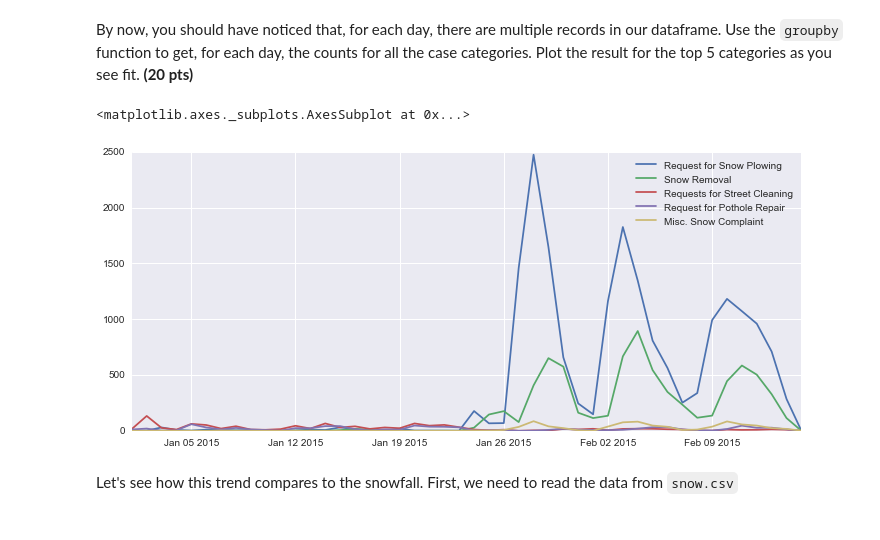
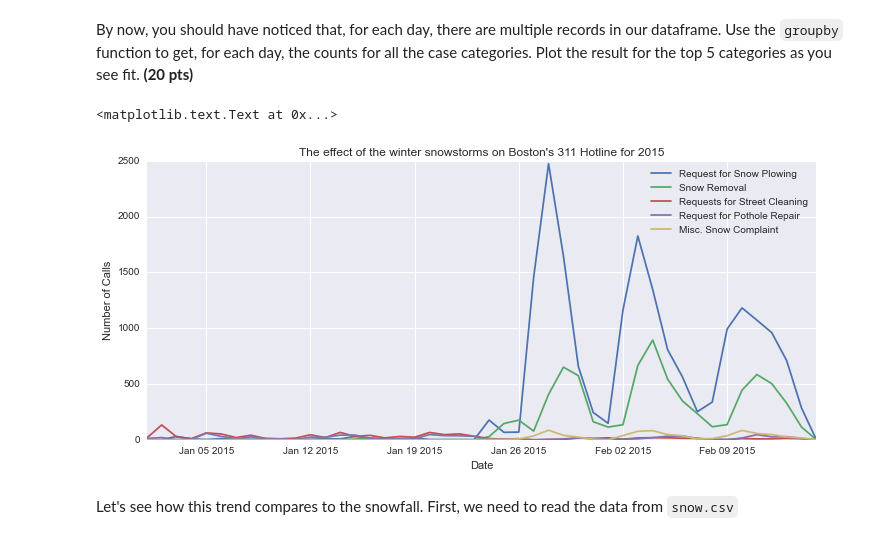
Before and after one commit to ctran25/spring-2015-homeworks, a Jupyter notebook: submissions/Homework-2/2.Pandas-in-Boston.ipynb, the cells around one changed output. Saved outputs shown, nothing was run; the diff lists cells and outputs as text; code cells hidden in the pictures.

```diff
--- a/submissions/Homework-2/2.Pandas-in-Boston.ipynb
+++ b/submissions/Homework-2/2.Pandas-in-Boston.ipynb
@@ -273,41 +262,42 @@ snow.neighborhood.value_counts().plot('barh')
 By now, you should have noticed that, for each day, there are multiple records in our dataframe. Use the `groupby` function to get, for each day, the counts for all the case categories. Plot the result for the top 5 categories as you see fit. **(20 pts)**
 # %%
 # Write your code here
-top = boston['CASE_TITLE'].value_counts().head(5).index
+topTitles = boston['CASE_TITLE'].value_counts().head(5).index
 
-tops = boston[boston['CASE_TITLE'].isin(top)]
-tops.groupby(tops.OPEN_DT.dt.date)
-tops.index = tops.OPEN_DT.dt.date
+topTitleSet = boston[boston['CASE_TITLE'].isin(topTitles)]
+topTitleSet.groupby(topTitleSet.OPEN_DT.dt.date)
+topTitleSet.index = topTitleSet.OPEN_DT.dt.date
 
 top5 = boston.CASE_TITLE.value_counts().head(5).index
 groupByDate = boston.groupby(boston.OPEN_DT.dt.date)
 
 counts = {}
 for day, data in groupByDate:
     counts[day] = {}
     for title in top5:
         day_title = data.CASE_TITLE
         counts[day][title] = day_title[day_title == title].count()
 
-keys = counts.keys()
-keys = sorted(keys)
 counts = sorted(counts.items())
 
-index = sorted(tops.OPEN_DT.dt.date.value_counts().index)
-columns = top
+index = sorted(topTitleSet.OPEN_DT.dt.date.value_counts().index)
+columns = topTitles
 
-newFrame = pd.DataFrame(index=index, columns=columns)
-newFrame.sort_index(inplace=True)
-newFrame = newFrame.fillna(0)
+titleFrame = pd.DataFrame(index=index, columns=columns)
+titleFrame.sort_index(inplace=True)
+titleFrame = titleFrame.fillna(0)
 
 for day,titles in counts:
     for x in titles:
-        newFrame.ix[day][x] = titles[x]
+        titleFrame.ix[day][x] = titles[x]
 
-newFrame.plot(figsize=(12,5))
+titleChart = titleFrame.plot(figsize=(12,5))
+titleChart.set_title("The effect of the winter snowstorms on Boston's 311 Hotline for 2015")
+titleChart.set_xlabel("Date")
+titleChart.set_ylabel("Number of Calls")
 # %% [output]
-<matplotlib.axes._subplots.AxesSubplot at 0x...>
+<matplotlib.text.Text at 0x...>
-[figure, old version]
+[figure, new version]
 # %% [markdown]
 Let's see how this trend compares to the snowfall. First, we need to read the data from `snow.csv`
 # %%
```
Also changed, not shown: parts of 5 cells of this notebook.
